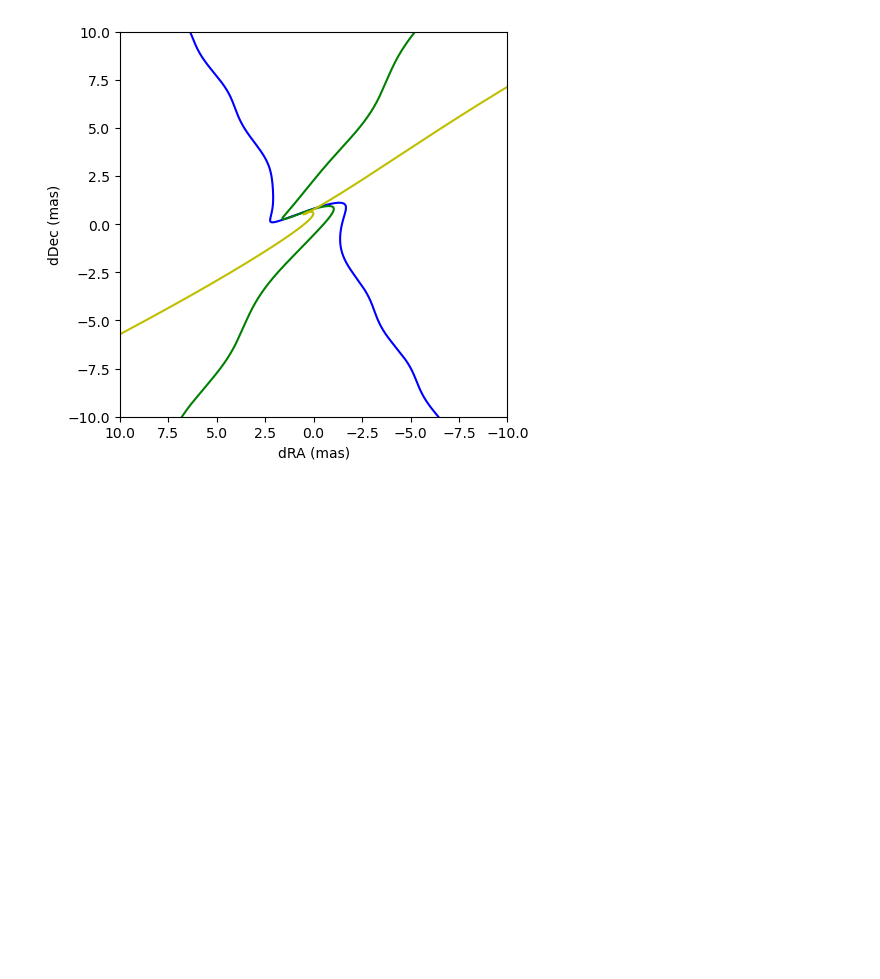
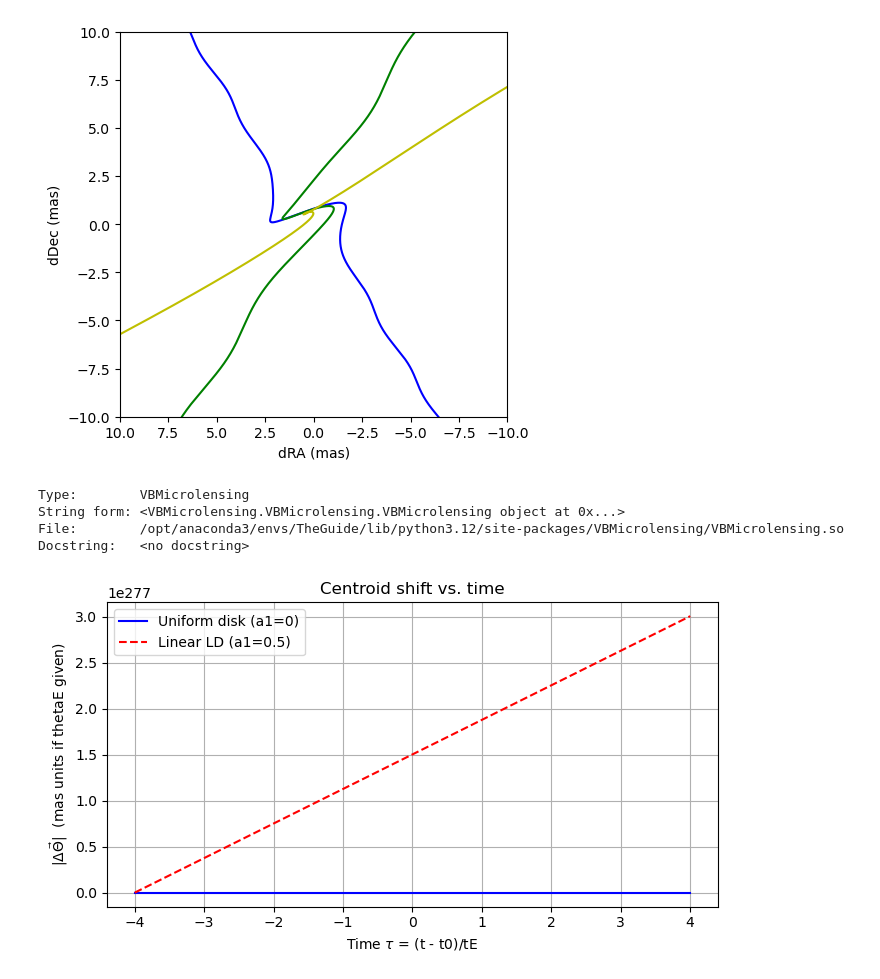
Before and after one commit to AmberLee2427/SURP25, a Jupyter notebook: Microlensing/testing_VBM.ipynb, the cells around one changed output. Drawn from its saved outputs; the diff is of its cells as text; code cells hidden in the pictures; blank space fills up the shorter version.

```diff
--- a/Microlensing/testing_VBM.ipynb
+++ b/Microlensing/testing_VBM.ipynb
@@ -163,3 +163,10 @@ ax.set_ylabel('dDec (mas)')
 # %% [output]
 Text(0, 0.5, 'dDec (mas)')
 [figure]
+# %%
+VBM?
+# %% [output]
+Type:        VBMicrolensing
+String form: <VBMicrolensing.VBMicrolensing.VBMicrolensing object at 0x...>
+File:        /opt/anaconda3/envs/TheGuide/lib/python3.12/site-packages/VBMicrolensing/VBMicrolensing.so
+Docstring:   <no docstring>
@@ -165,0 +245,36 @@ Text(0, 0.5, 'dDec (mas)')
+# %%
+
+t0 = 2458261.929
+tE = 4.40305
+
+rho = 0.001
+
+tau_hr = np.linspace(-4, 4, 1000)
+times = t0 + tau_hr * tE
+
+
+out_uniform = astro_centroid_2L1S(times, t0=t0, tE=tE, rho=rho, u0=0.1,
+                                  s=1.2, q=1e-3, alpha_deg=25.0, a1=None)
+
+out_ld = astro_centroid_2L1S(times, t0=t0, tE=tE, rho=rho, u0=0.1,
+                             s=1.2, q=1e-3, alpha_deg=25.0, a1=0.5)
+
+# centroid shift magnitude
+dtheta_uniform = np.hypot(out_uniform["dN"], out_uniform["dE"])
+dtheta_ld      = np.hypot(out_ld["dN"], out_ld["dE"])
+# %%
+import matplotlib.pyplot as plt
+
+plt.figure(figsize=(7,4))
+plt.plot(tau_hr, dtheta_uniform, label="Uniform disk (a1=0)", color="blue")
+plt.plot(tau_hr, dtheta_ld,      label="Linear LD (a1=0.5)", color="red", linestyle="--")
+
+plt.xlabel(r"Time $\tau$ = (t - t0)/tE")
+plt.ylabel(r"$|\Delta \vec{\Theta}|$  (mas units if thetaE given)")
+plt.title("Centroid shift vs. time")
+plt.grid(True)
+plt.legend()
+plt.tight_layout()
+plt.show()
+# %% [output]
+[figure, added]
```
Also changed, not shown: parts of 7 cells of this notebook, 7 other files.
